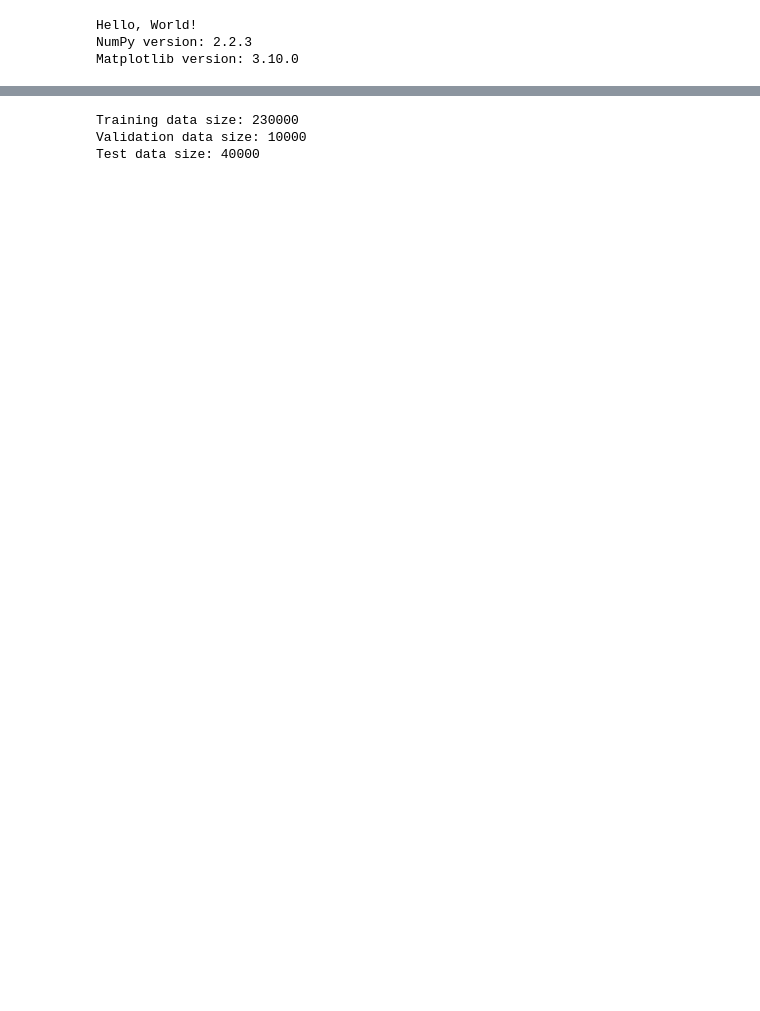
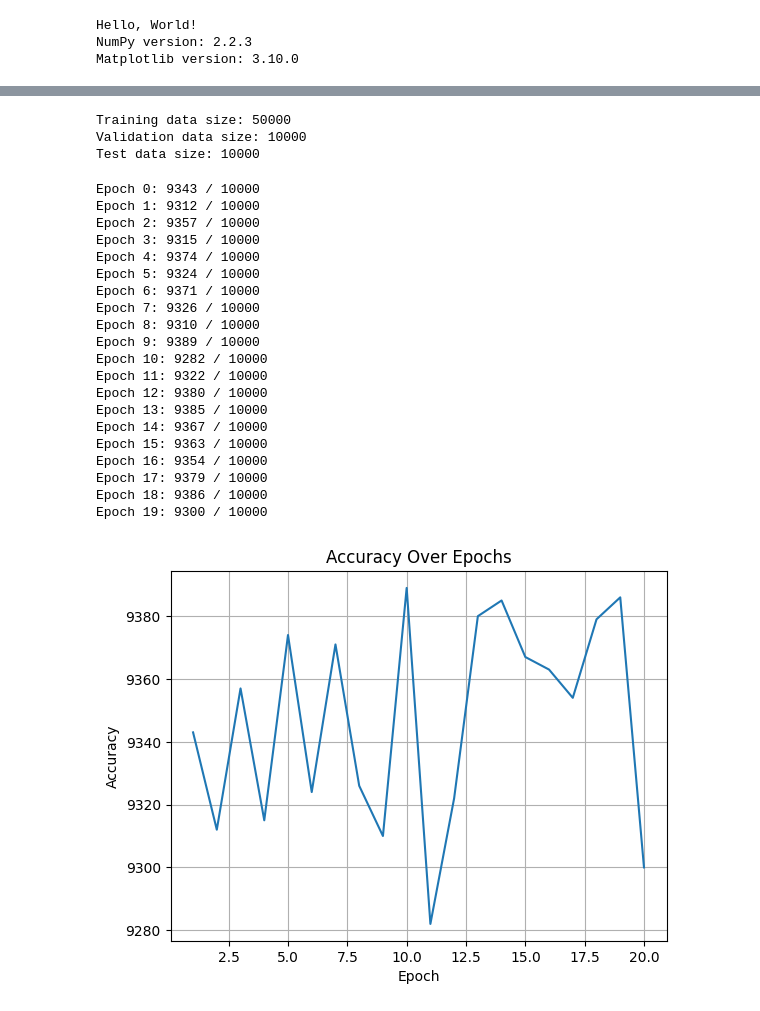
Before and after one commit to tangowhisky-dev/MLEngg, a Jupyter notebook: digit-recog.ipynb, the cells around one changed output, grey strips where cells are left out. Saved outputs shown, nothing was run; the diff lists cells and outputs as text; code cells hidden in the pictures; blank space fills up the shorter version.

```diff
--- a/digit-recog.ipynb
+++ b/digit-recog.ipynb
@@ -14,5 +14,18 @@ Matplotlib version: 3.10.0
 # %%
 a = np.array(np.arange(10))
 print(a)
+
+sizes = [784, 16, 16, 10]
+print(sizes[:-1])
+print(sizes[1:])
+print(list(zip(sizes[:-1], sizes[1:])))
+
+print("Biases:")
+for y in sizes[1:]:
+    print(np.random.randn(y, 1))
+
+print("Weights:")
+for x, y in zip(sizes[:-1], sizes[1:]):
+    print(np.random.randn(y, x))
 # %% [output]
 [0 1 2 3 4 5 6 7 8 9]
@@ -41,8 +70,17 @@ class NeuralNetwork(object):
         self.num_layers = len(sizes)
         self.sizes = sizes
         self.biases = [np.random.randn(y, 1) for y in sizes[1:]]
+        # C style for loop to initialize biases, making it more explicit
+        # self.biases = []
+        # for y in sizes[1:]:
+        #     self.biases.append(np.random.randn(y, 1))
+
         self.weights = [np.random.randn(y, x)
             for x, y in zip(sizes[:-1], sizes[1:])]
+
+        # self.weights = []
+        # for x, y in zip(sizes[:-1], sizes[1:]):
+        #     self.weights.append(np.random.randn(y, x))
 
     def feed_forward(self, a):
         for layer_idx, (b, w) in enumerate(zip(self.biases, self.weights), start=1):
@@ -69,6 +107,7 @@ class NeuralNetwork(object):
         tracking progress, but slows things down substantially."""
         n_test = len(test_data) if test_data is not None else None
         n = len(training_data)
+        accuracies = []
         for j in range(epochs):
             random.shuffle(training_data)
             mini_batches = [
@@ -77,9 +116,12 @@ class NeuralNetwork(object):
             for mini_batch in mini_batches:
                 self.update_mini_batch(mini_batch, learning_rate)
             if test_data is not None:
-                print(f"Epoch {j}: {self.evaluate(test_data)} / {n_test}")
+                metric = self.evaluate(test_data)
+                accuracies.append(metric)
+                print(f"Epoch {j}: {metric} / {n_test}")
             else:
                 print(f"Epoch {j} complete")
+        return accuracies
 
 
 
@@ -160,9 +202,40 @@ print("Test data size:", len(test_data))
 
 nn = NeuralNetwork([784, 16, 16, 10])
 # %% [output]
-Training data size: 230000
+Training data size: 50000
 Validation data size: 10000
-Test data size: 40000
+Test data size: 10000
+# %%
+# Train the network using Stochastic Gradient Descent
+accuracies = nn.SGD(training_data, epochs=20, mini_batch_size=10, learning_rate=3.0, test_data=test_data)
+plt.plot(range(1, len(accuracies)+1), accuracies)
+plt.xlabel('Epoch')
+plt.ylabel('Accuracy')
+plt.title('Accuracy Over Epochs')
+plt.grid()
+plt.show()
+# %% [output]
+Epoch 0: 9343 / 10000
+Epoch 1: 9312 / 10000
+Epoch 2: 9357 / 10000
+Epoch 3: 9315 / 10000
+Epoch 4: 9374 / 10000
+Epoch 5: 9324 / 10000
+Epoch 6: 9371 / 10000
+Epoch 7: 9326 / 10000
+Epoch 8: 9310 / 10000
+Epoch 9: 9389 / 10000
+Epoch 10: 9282 / 10000
+Epoch 11: 9322 / 10000
+Epoch 12: 9380 / 10000
+Epoch 13: 9385 / 10000
+Epoch 14: 9367 / 10000
+Epoch 15: 9363 / 10000
+Epoch 16: 9354 / 10000
+Epoch 17: 9379 / 10000
+Epoch 18: 9386 / 10000
+Epoch 19: 9300 / 10000
+[figure, added]
 # %%
 
 first_input, first_label = training_data[0]
```
Also changed, not shown: parts of 2 cells of this notebook, 4 other files.
